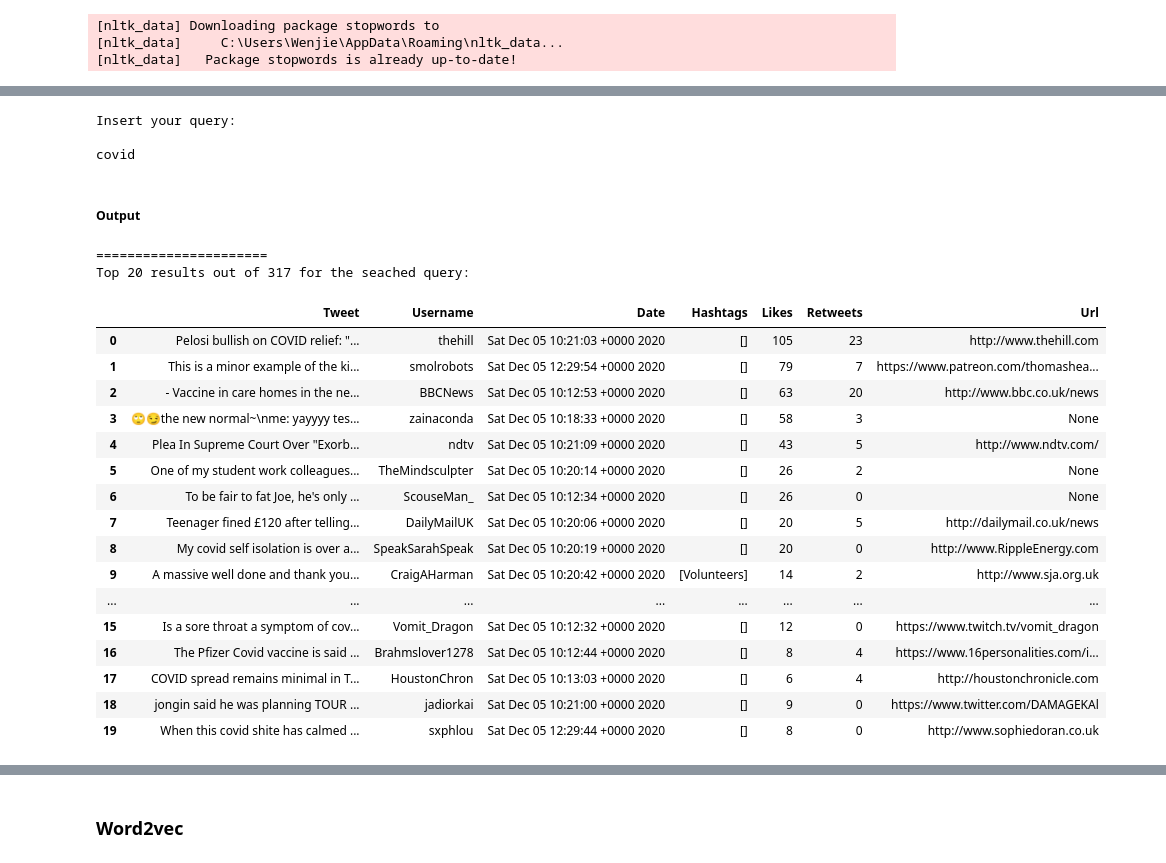
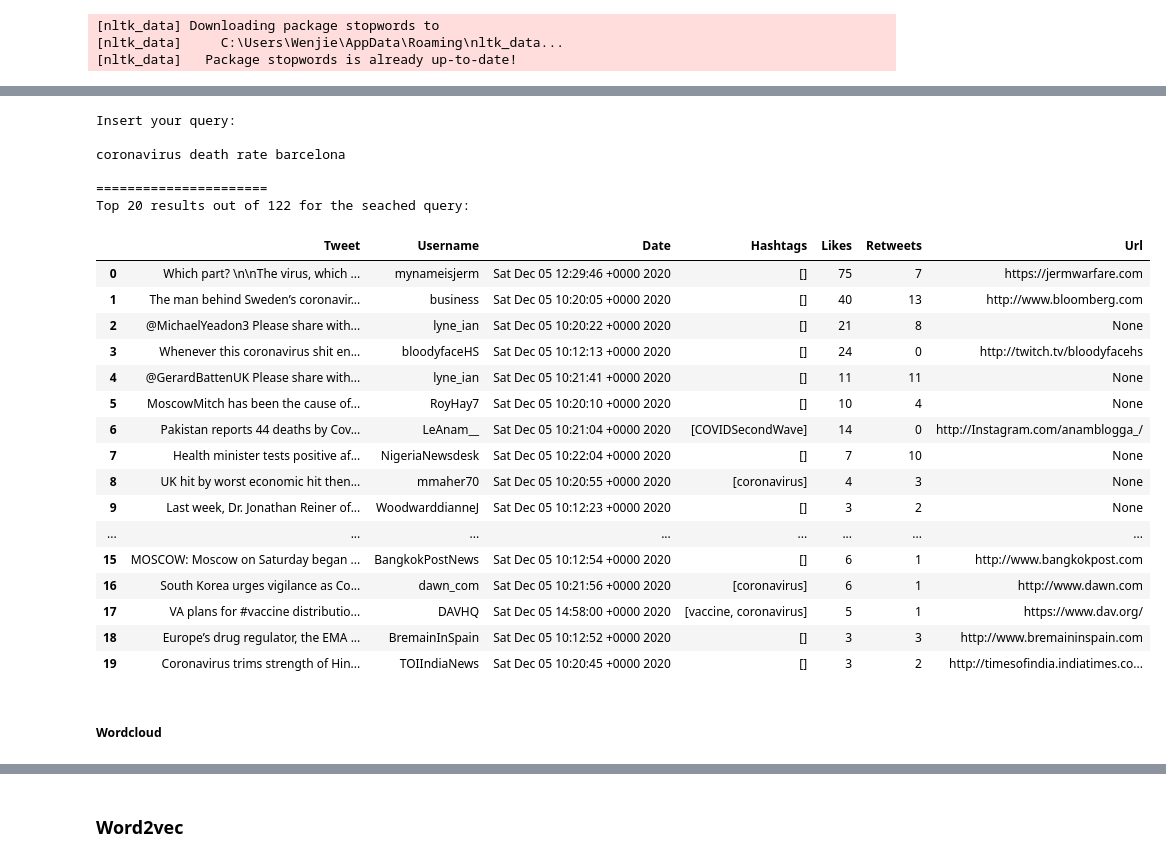
Before and after one commit to wenjiejin01/FinalProject_IR, a Jupyter notebook: search-engine/Search Engine.ipynb, the cells around one changed output, grey strips where cells are left out. Drawn from its saved outputs; the diff is of its cells as text; code cells hidden in the pictures.

Commit message:
add readme and report

```diff
--- a/search-engine/Search Engine.ipynb
+++ b/search-engine/Search Engine.ipynb
@@ -382,5 +447,5 @@ covid
 # %%
-def search_tf_idf(query, index):
+def my_score(query, index):
     '''
     output is the list of documents that contain any of the query terms.
     So, we will get the list of documents for each query term, and take the union of them.
@@ -403,52 +468,31 @@ def search_tf_idf(query, index):
 # %%
 print("Insert your query:\n")
 query = input()
-ranked_docs = search_tf_idf(query, index)
-top = 20
+ranked_docs = my_score(query, index)
+output_query(ranked_docs)
 # %% [output]
 Insert your query:
 
-covid
+coronavirus death rate barcelona
+
+======================
+Top 20 results out of 122 for the seached query:
+|  | Tweet | Username | Date | Hashtags | Likes | Retweets | Url |
+| 0 | Which part? \n\nThe virus, which ... | mynameisjerm | Sat Dec 05 12:29:46 +0000 2020 | [] | 75 | 7 | https://jermwarfare.com |
+| 1 | The man behind Sweden’s coronavir... | business | Sat Dec 05 10:20:05 +0000 2020 | [] | 40 | 13 | http://www.bloomberg.com |
+| 2 | @MichaelYeadon3 Please share with... | lyne_ian | Sat Dec 05 10:20:22 +0000 2020 | [] | 21 | 8 | None |
+| 3 | Whenever this coronavirus shit en... | bloodyfaceHS | Sat Dec 05 10:12:13 +0000 2020 | [] | 24 | 0 | http://twitch.tv/bloodyfacehs |
+| 4 | @GerardBattenUK Please share with... | lyne_ian | Sat Dec 05 10:21:41 +0000 2020 | [] | 11 | 11 | None |
+| 5 | MoscowMitch has been the cause of... | RoyHay7 | Sat Dec 05 10:20:10 +0000 2020 | [] | 10 | 4 | None |
+| 6 | Pakistan reports 44 deaths by Cov... | LeAnam__ | Sat Dec 05 10:21:04 +0000 2020 | [COVIDSecondWave] | 14 | 0 | http://Instagram.com/anamblogga_/ |
+| 7 | Health minister tests positive af... | NigeriaNewsdesk | Sat Dec 05 10:22:04 +0000 2020 | [] | 7 | 10 | None |
+| 8 | UK hit by worst economic hit then... | mmaher70 | Sat Dec 05 10:20:55 +0000 2020 | [coronavirus] | 4 | 3 | None |
+| 9 | Last week, Dr. Jonathan Reiner of... | WoodwarddianneJ | Sat Dec 05 10:12:23 +0000 2020 | [] | 3 | 2 | None |
+| ... | ... | ... | ... | ... | ... | ... | ... |
+| 15 | MOSCOW: Moscow on Saturday began ... | BangkokPostNews | Sat Dec 05 10:12:54 +0000 2020 | [] | 6 | 1 | http://www.bangkokpost.com |
+| 16 | South Korea urges vigilance as Co... | dawn_com | Sat Dec 05 10:21:56 +0000 2020 | [coronavirus] | 6 | 1 | http://www.dawn.com |
+| 17 | VA plans for #vaccine distributio... | DAVHQ | Sat Dec 05 14:58:00 +0000 2020 | [vaccine, coronavirus] | 5 | 1 | https://www.dav.org/ |
+| 18 | Europe’s drug regulator, the EMA ... | BremainInSpain | Sat Dec 05 10:12:52 +0000 2020 | [] | 3 | 3 | http://www.bremaininspain.com |
+| 19 | Coronavirus trims strength of Hin... | TOIIndiaNews | Sat Dec 05 10:20:45 +0000 2020 | [] | 3 | 2 | http://timesofindia.indiatimes.co... |
 # %% [markdown]
-##### Output
+##### Wordcloud
-# %%
-print("\n======================\nTop {} results out of {} for the seached query:\n".format(top, len(ranked_docs)))
-resultTmp = []
-
-for d_id in ranked_docs[:top] :
-    ID = idIndex[d_id]
-    #print("page_id= {} - page_title: {}".format(d_id, titleIndex[d_id]))
-    tweetTmp = tweets[tweets["id"] == ID]
-    tweet = tweetTmp["text"].values[0]
-    username = ast.literal_eval(tweetTmp["user"].values[0])["screen_name"]
-    date = tweetTmp["created_at"].values[0]
-    hashtags_lists = ast.literal_eval(tweetTmp["entities"].values[0])["hashtags"]
-    hashtags = [tag["text"] for tag in hashtags_lists]
-    likes = tweetTmp["favorite_count"].values[0]
-    retweets = tweetTmp["retweet_count"].values[0]
-    url = ast.literal_eval(tweetTmp["user"].values[0])["url"]
-
-    resultTmp.append([tweet,username,date,hashtags,likes,retweets,url])
-
-result = pd.DataFrame(resultTmp,columns=["Tweet", "Username", "Date", "Hashtags", "Likes", "Retweets", "Url"])
-result
-# %% [output]
-======================
-Top 20 results out of 317 for the seached query:
-|  | Tweet | Username | Date | Hashtags | Likes | Retweets | Url |
-| 0 | Pelosi bullish on COVID relief: "... | thehill | Sat Dec 05 10:21:03 +0000 2020 | [] | 105 | 23 | http://www.thehill.com |
-| 1 | This is a minor example of the ki... | smolrobots | Sat Dec 05 12:29:54 +0000 2020 | [] | 79 | 7 | https://www.patreon.com/thomashea... |
-| 2 | - Vaccine in care homes in the ne... | BBCNews | Sat Dec 05 10:12:53 +0000 2020 | [] | 63 | 20 | http://www.bbc.co.uk/news |
-| 3 | 🙄😏the new normal~\nme: yayyyy tes... | zainaconda | Sat Dec 05 10:18:33 +0000 2020 | [] | 58 | 3 | None |
-| 4 | Plea In Supreme Court Over "Exorb... | ndtv | Sat Dec 05 10:21:09 +0000 2020 | [] | 43 | 5 | http://www.ndtv.com/ |
-| 5 | One of my student work colleagues... | TheMindsculpter | Sat Dec 05 10:20:14 +0000 2020 | [] | 26 | 2 | None |
-| 6 | To be fair to fat Joe, he's only ... | ScouseMan_ | Sat Dec 05 10:12:34 +0000 2020 | [] | 26 | 0 | None |
-| 7 | Teenager fined £120 after telling... | DailyMailUK | Sat Dec 05 10:20:06 +0000 2020 | [] | 20 | 5 | http://dailymail.co.uk/news |
-| 8 | My covid self isolation is over a... | SpeakSarahSpeak | Sat Dec 05 10:20:19 +0000 2020 | [] | 20 | 0 | http://www.RippleEnergy.com |
-| 9 | A massive well done and thank you... | CraigAHarman | Sat Dec 05 10:20:42 +0000 2020 | [Volunteers] | 14 | 2 | http://www.sja.org.uk |
-| ... | ... | ... | ... | ... | ... | ... | ... |
-| 15 | Is a sore throat a symptom of cov... | Vomit_Dragon | Sat Dec 05 10:12:32 +0000 2020 | [] | 12 | 0 | https://www.twitch.tv/vomit_dragon |
-| 16 | The Pfizer Covid vaccine is said ... | Brahmslover1278 | Sat Dec 05 10:12:44 +0000 2020 | [] | 8 | 4 | https://www.16personalities.com/i... |
-| 17 | COVID spread remains minimal in T... | HoustonChron | Sat Dec 05 10:13:03 +0000 2020 | [] | 6 | 4 | http://houstonchronicle.com |
-| 18 | jongin said he was planning TOUR ... | jadiorkai | Sat Dec 05 10:21:00 +0000 2020 | [] | 9 | 0 | https://www.twitter.com/DAMAGEKAl |
-| 19 | When this covid shite has calmed ... | sxphlou | Sat Dec 05 12:29:44 +0000 2020 | [] | 8 | 0 | http://www.sophiedoran.co.uk |
```
Also changed, not shown: parts of 36 cells of this notebook, 5 other files.
